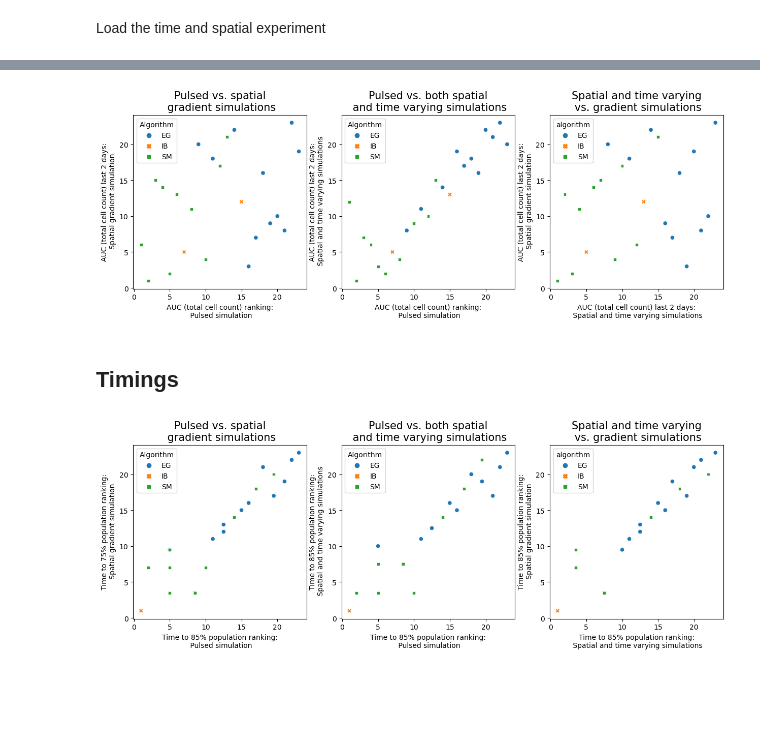
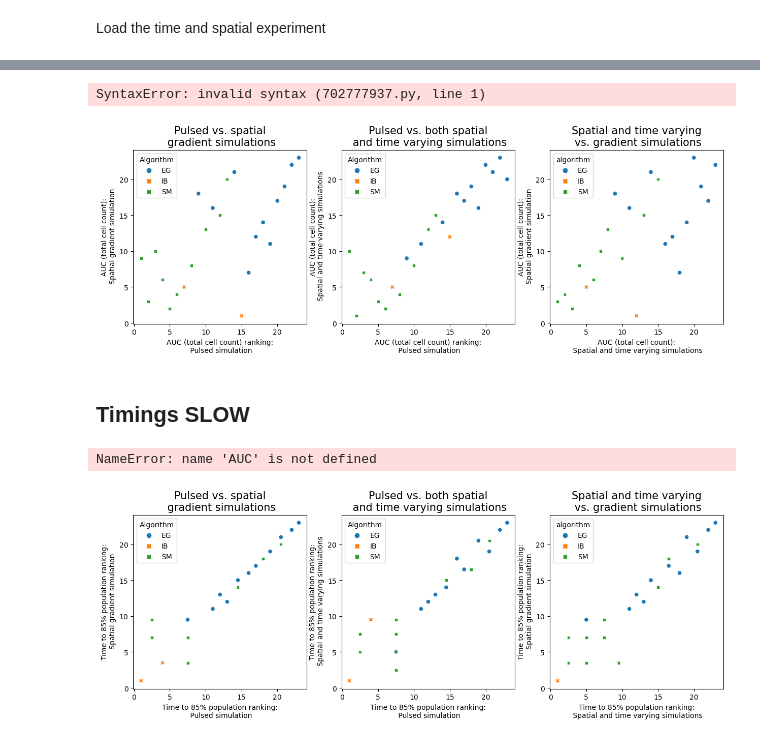
Before and after one commit to johnmetzcar/PhysiLab, a Jupyter notebook: scripts/comparing_across_experiments.ipynb, the cells around one changed output, grey strips where cells are left out. Cells and saved outputs as stored; diff of their text form; code cells hidden in the pictures; blank space fills up the shorter version.

Commit message:
Updates to figures. Updated gitignore.

```diff
--- a/scripts/comparing_across_experiments.ipynb
+++ b/scripts/comparing_across_experiments.ipynb
@@ -58,50 +71,58 @@ time_medium_clearance_df.head()
+# %%
+AUC plots - medium decay/clearance
+# %% [output]
+SyntaxError: invalid syntax (702777937.py, line 1)
 # %%
 fig, ax = plt.subplots(1, 3, figsize=(15, 5))
 #0
 sns.scatterplot(x=time_medium_decay_df['cell_count_rank'], y=space_cell_measure_ranking_df['cell_count_rank'], ax=ax[0],
                 style=time_medium_clearance_df['algorithm'], hue=time_medium_clearance_df['algorithm'])
 ax[0].set_title('Pulsed vs. spatial\n gradient simulations', fontsize=15)
 ax[0].set_xlabel('AUC (total cell count) ranking:\n Pulsed simulation')
-ax[0].set_ylabel('AUC (total cell count) last 2 days:\n Spatial gradient simulation')
+ax[0].set_ylabel('AUC (total cell count):\n Spatial gradient simulation')
 sns.move_legend(ax[0], "upper left", title="Algorithm") # this is setting the location also!!! Be aware!!
 ax[0].set_aspect('equal')
 
 #1
 sns.scatterplot(x=time_medium_decay_df['cell_count_rank'], y=time_medium_clearance_df['cell_count_rank'], ax=ax[1],
                 style=time_medium_clearance_df['algorithm'], hue=time_medium_clearance_df['algorithm'])
 ax[1].set_title('Pulsed vs. both spatial\n and time varying simulations', fontsize=15)
 ax[1].set_xlabel('AUC (total cell count) ranking:\n Pulsed simulation')
-ax[1].set_ylabel('AUC (total cell count) last 2 days:\n Spatial and time varying simulations')
+ax[1].set_ylabel('AUC (total cell count):\n Spatial and time varying simulations')
 sns.move_legend(ax[1], "upper left", title="Algorithm")
 ax[1].set_aspect('equal')
 
 #2
 sns.scatterplot(time_medium_clearance_df['cell_count_rank'], space_cell_measure_ranking_df['cell_count_rank'], ax=ax[2],
               style=time_medium_clearance_df['algorithm'], hue=time_medium_clearance_df['algorithm'])
 ax[2].set_title('Spatial and time varying\n vs. gradient simulations', fontsize=15)
-ax[2].set_xlabel('AUC (total cell count) last 2 days:\n Spatial and time varying simulations')
-ax[2].set_ylabel('AUC (total cell count) last 2 days:\n Spatial gradient simulation')
+ax[2].set_xlabel('AUC (total cell count):\n Spatial and time varying simulations')
+ax[2].set_ylabel('AUC (total cell count):\n Spatial gradient simulation')
 sns.move_legend(ax[1], "upper left", title="Algorithm")
 ax[2].set_aspect('equal')
-plt.savefig('../figures/cell_count_rank_comparison.png')
+plt.savefig('../figures/medium_cell_count_rank_comparison.png')
 # %% [output]
-[figure, old version]
+[figure, new version]
 # %% [markdown]
-## Timings
+## Timings SLOW
+# %%
+AUC
+# %% [output]
+NameError: name 'AUC' is not defined
 # %%
 fig, ax = plt.subplots(1, 3, figsize=(15, 5))
 #0
-sns.scatterplot(x=time_medium_decay_df['time_rank'], y=space_cell_measure_ranking_df['Time to 85% population rank'], ax=ax[0],
-                style=time_medium_clearance_df['algorithm'], hue=time_medium_clearance_df['algorithm'])
+sns.scatterplot(x=time_slow_decay_df['time_rank'], y=space_cell_measure_ranking_df['Time to 85% population rank'], ax=ax[0],
+                style=time_slow_clearance_df['algorithm'], hue=time_slow_clearance_df['algorithm'])
 ax[0].set_title('Pulsed vs. spatial\n gradient simulations', fontsize=15)
 ax[0].set_xlabel('Time to 85% population ranking:\n Pulsed simulation')
-ax[0].set_ylabel('Time to 75% population ranking:\n Spatial gradient simulation')
+ax[0].set_ylabel('Time to 85% population ranking:\n Spatial gradient simulation')
 sns.move_legend(ax[0], "upper left", title="Algorithm") # this is setting the location also!!! Be aware!!
 ax[0].set_aspect('equal')
 
 #1
-sns.scatterplot(x=time_medium_decay_df['time_rank'], y=time_medium_clearance_df['time_rank'], ax=ax[1],
-                style=time_medium_clearance_df['algorithm'], hue=time_medium_clearance_df['algorithm'])
+sns.scatterplot(x=time_slow_decay_df['time_rank'], y=time_slow_clearance_df['time_rank'], ax=ax[1],
+                style=time_slow_clearance_df['algorithm'], hue=time_slow_clearance_df['algorithm'])
 ax[1].set_title('Pulsed vs. both spatial\n and time varying simulations', fontsize=15)
 ax[1].set_xlabel('Time to 85% population ranking:\n Pulsed simulation')
 ax[1].set_ylabel('Time to 85% population ranking:\n Spatial and time varying simulations')
@@ -109,13 +130,13 @@ sns.move_legend(ax[1], "upper left", title="Algorithm")
 ax[1].set_aspect('equal')
 
 #2
-sns.scatterplot(time_medium_clearance_df['time_rank'], space_cell_measure_ranking_df['Time to 85% population rank'], ax=ax[2],
-              style=time_medium_clearance_df['algorithm'], hue=time_medium_clearance_df['algorithm'])
-ax[2].set_title('Spatial and time varying\n vs. gradient simulations', fontsize=15)
+sns.scatterplot(time_slow_clearance_df['time_rank'], space_cell_measure_ranking_df['Time to 85% population rank'], ax=ax[2],
+              style=time_slow_clearance_df['algorithm'], hue=time_slow_clearance_df['algorithm'])
+ax[2].set_title('Spatial and time varying\n vs. gradient simulations', fontsize=15)a
 ax[2].set_xlabel('Time to 85% population ranking:\n Spatial and time varying simulations')
 ax[2].set_ylabel('Time to 85% population ranking:\n Spatial gradient simulation')
 sns.move_legend(ax[1], "upper left", title="Algorithm")
 ax[2].set_aspect('equal')
-plt.savefig('../figures/time_to_percent_decline_rank_comparison.png')
+plt.savefig('../figures/time_to_percent_decline_rank_comparison_slow.png')
 # %% [output]
-[figure, old version]
+[figure, new version]
```
Also changed, not shown: parts of 4 cells of this notebook, 7 other files.
